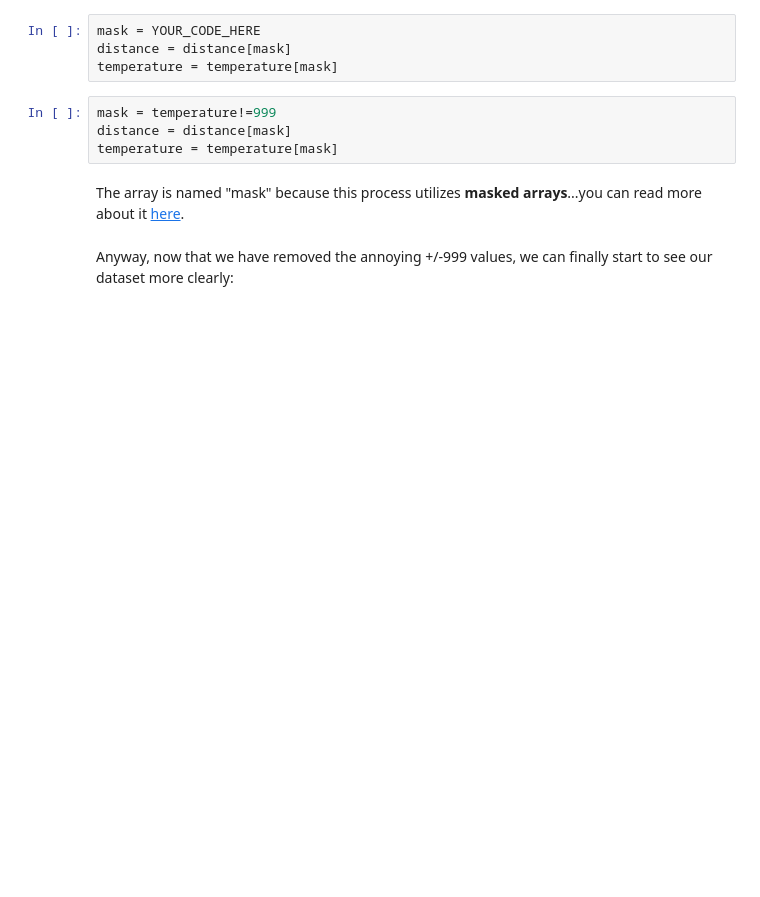
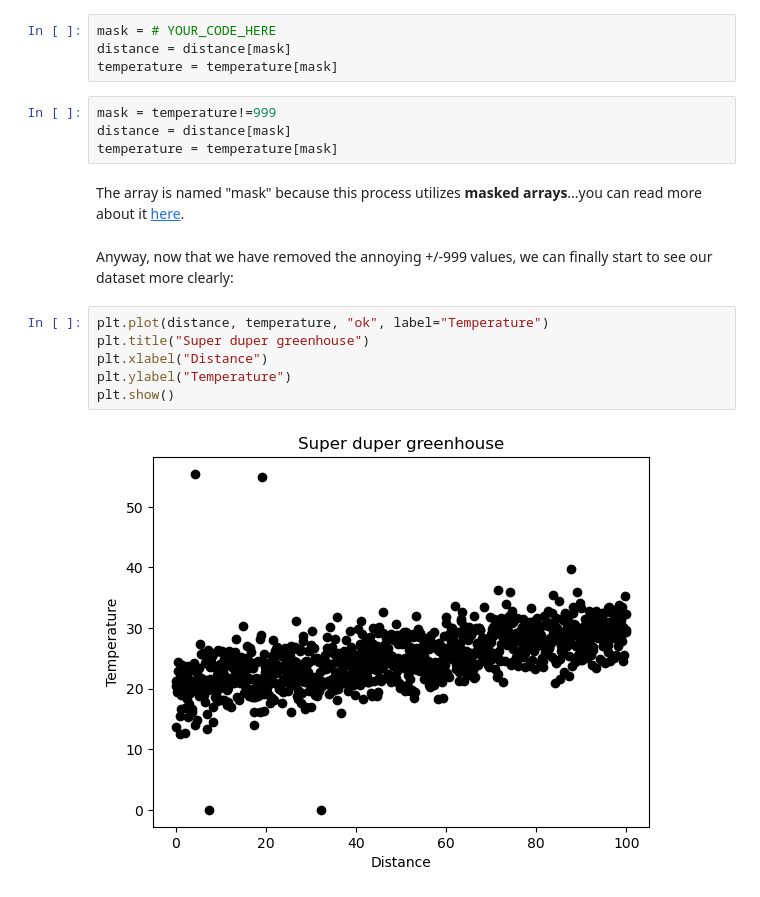
Before and after one commit to MUDE-2025/PA1.3, a Jupyter notebook: ipynb_template.ipynb, the cells around one changed output. Saved outputs shown, nothing was run; the diff lists cells and outputs as text; blank space fills up the shorter version.

```diff
--- a/ipynb_template.ipynb
+++ b/ipynb_template.ipynb
@@ -209,7 +209,7 @@ Use the not equal to operator <b>and</b> a boolean array to define an array "mas
 # %% [markdown]
 We can also do it with a boolean for data_y.
 # %%
-mask = YOUR_CODE_HERE
+mask = # YOUR_CODE_HERE
 distance = distance[mask]
 temperature = temperature[mask]
 # %%
@@ -220,3 +220,11 @@ temperature = temperature[mask]
 The array is named "mask" because this process utilizes **masked arrays**...you can read more about it [here](https://python.plainenglish.io/numpy-masks-in-python-d8c13509fbc8).
 # %% [markdown]
 Anyway, now that we have removed the annoying +/-999 values, we can finally start to see our dataset more clearly:
+# %%
+plt.plot(distance, temperature, "ok", label="Temperature")
+plt.title("Super duper greenhouse")
+plt.xlabel("Distance")
+plt.ylabel("Temperature")
+plt.show()
+# %% [output]
+[figure, added]
```
Also changed, not shown: parts of 6 cells of this notebook.
